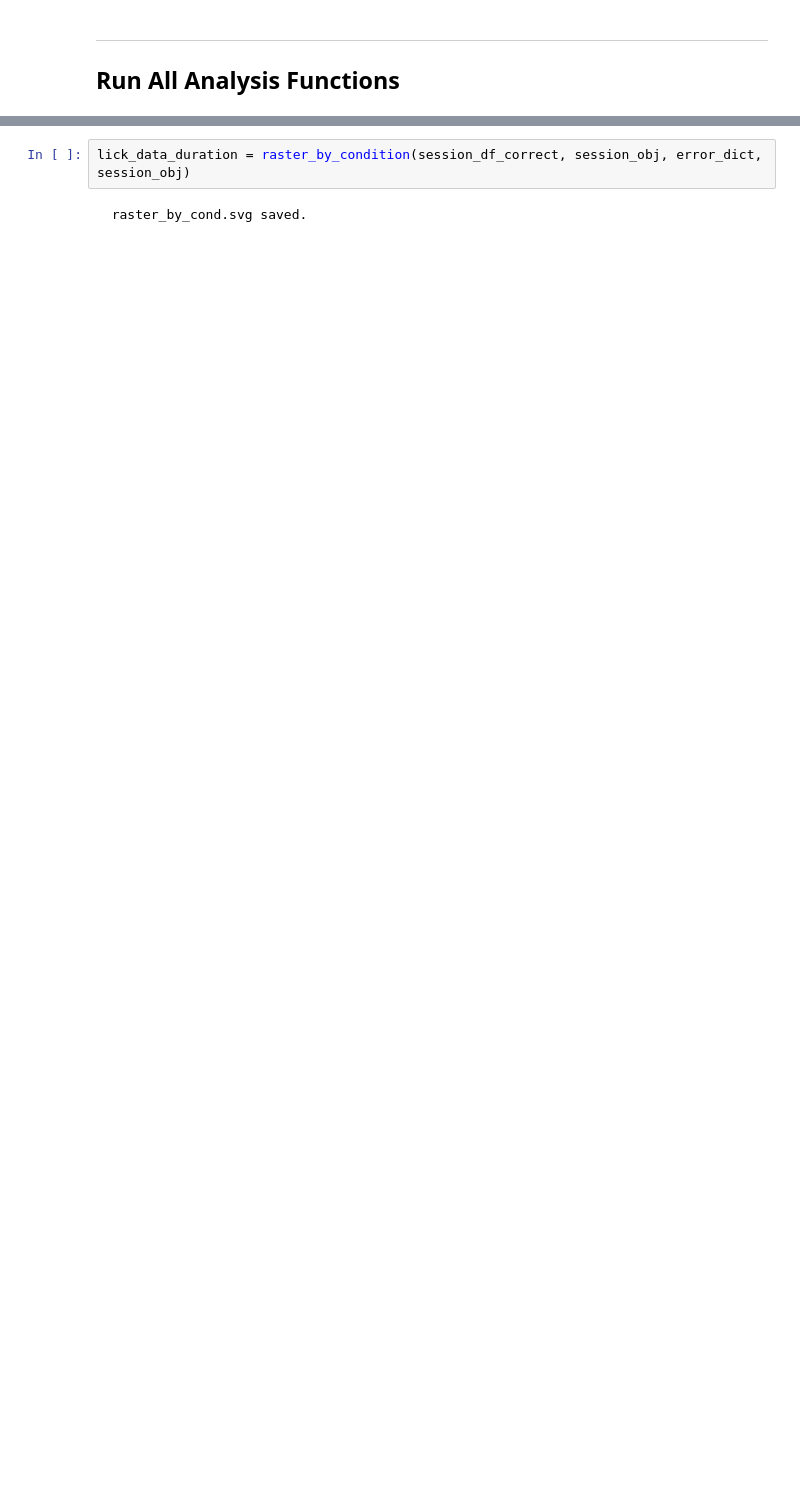
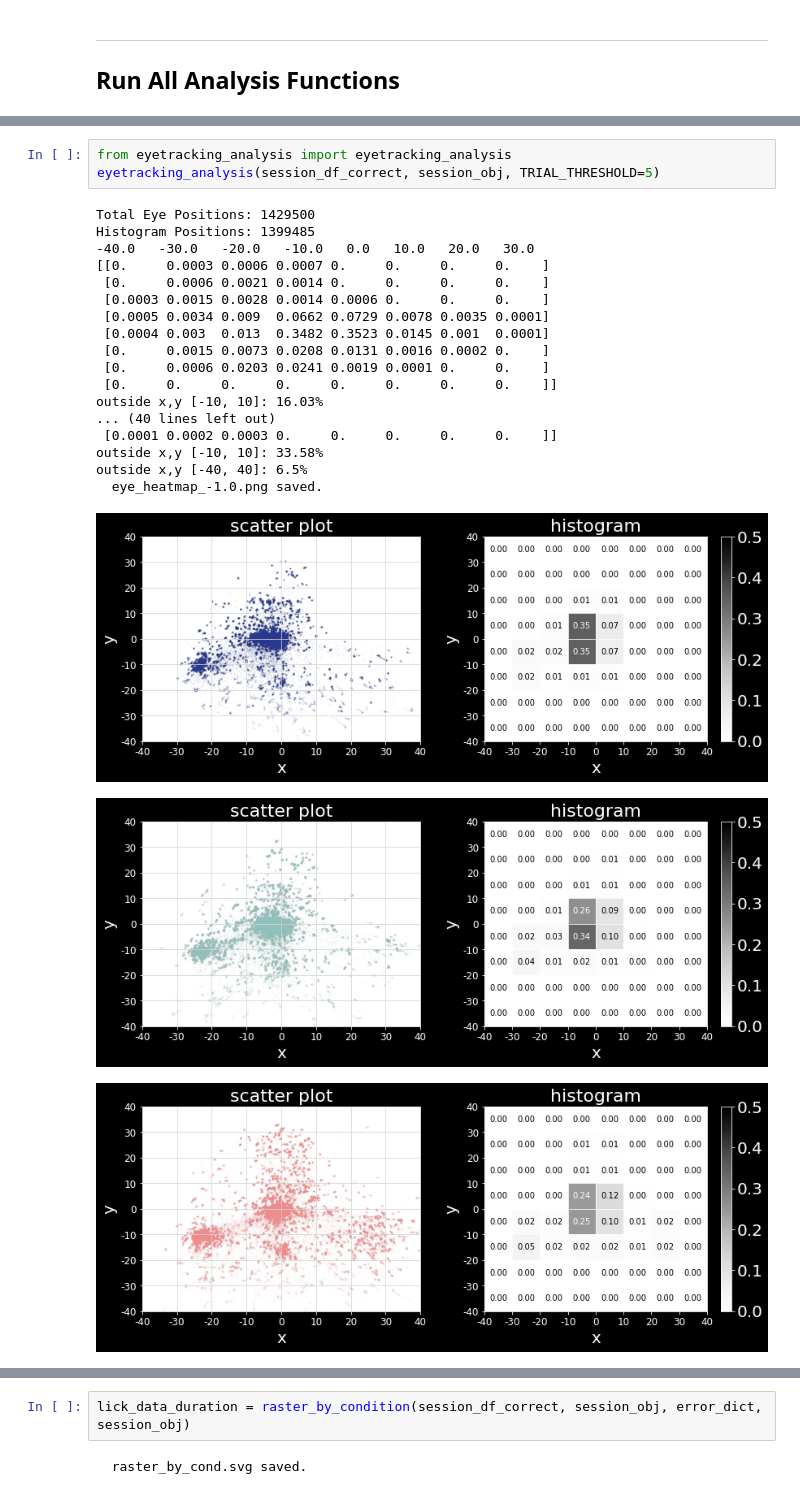
Before and after one commit to rahim-hashim/Monkey-Emotion-Behavior, a Jupyter notebook: helper/test_functions.ipynb, the cells around one changed output, grey strips where cells are left out. Drawn from its saved outputs; the diff is of its cells as text; blank space fills up the shorter version.

```diff
--- a/helper/test_functions.ipynb
+++ b/helper/test_functions.ipynb
@@ -248,0 +139,24 @@ Generating session summary: /Users/rahimhashim/Google Drive/My Drive/Columbia/Sa
+# %%
+from eyetracking_analysis import eyetracking_analysis
+eyetracking_analysis(session_df_correct, session_obj, TRIAL_THRESHOLD=5)
+# %% [output]
+Total Eye Positions: 1429500
+Histogram Positions: 1399485
+-40.0   -30.0   -20.0   -10.0   0.0   10.0   20.0   30.0
+[[0.     0.0003 0.0006 0.0007 0.     0.     0.     0.    ]
+ [0.     0.0006 0.0021 0.0014 0.     0.     0.     0.    ]
+ [0.0003 0.0015 0.0028 0.0014 0.0006 0.     0.     0.    ]
+ [0.0005 0.0034 0.009  0.0662 0.0729 0.0078 0.0035 0.0001]
+ [0.0004 0.003  0.013  0.3482 0.3523 0.0145 0.001  0.0001]
+ [0.     0.0015 0.0073 0.0208 0.0131 0.0016 0.0002 0.    ]
+ [0.     0.0006 0.0203 0.0241 0.0019 0.0001 0.     0.    ]
+ [0.     0.     0.     0.     0.     0.     0.     0.    ]]
+outside x,y [-10, 10]: 16.03%
+... (40 lines left out)
+ [0.0001 0.0002 0.0003 0.     0.     0.     0.     0.    ]]
+outside x,y [-10, 10]: 33.58%
+outside x,y [-40, 40]: 6.5%
+  eye_heatmap_-1.0.png saved.
+[figure, added]
+[figure, added]
+[figure, added]
```
Also changed, not shown: parts of 36 cells of this notebook, 26 other files.
